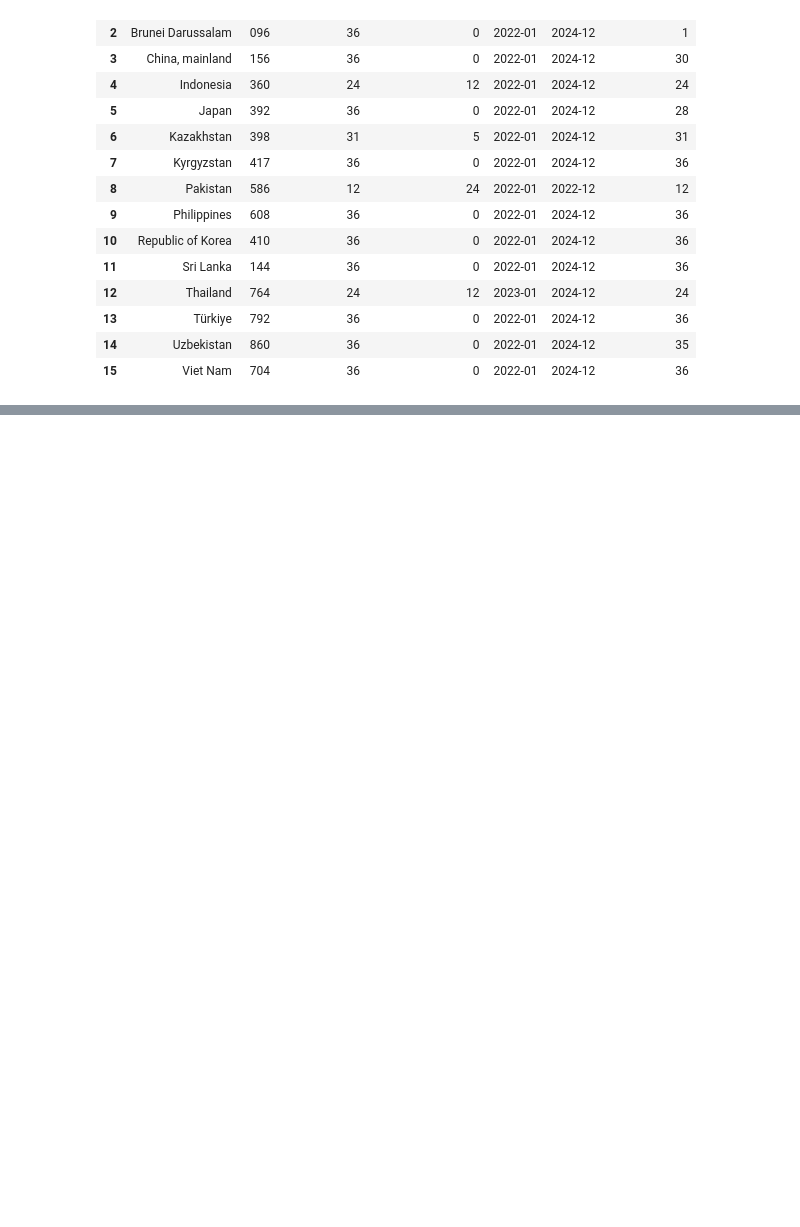
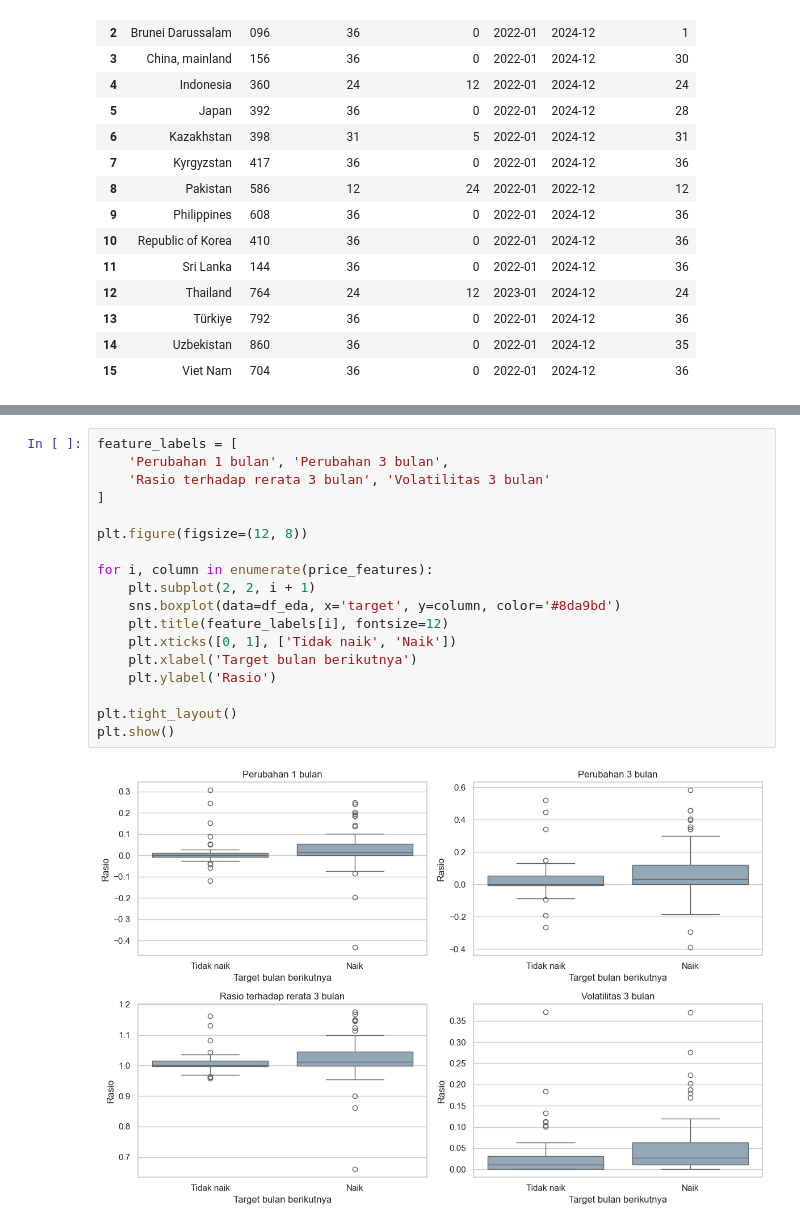
Before and after one commit to firrazmrd/17_IF-B_Sop-Pak-Min-Klaten, a Jupyter notebook: Projek.ipynb, the cells around one changed output, grey strips where cells are left out. Drawn from its saved outputs; the diff is of its cells as text; blank space fills up the shorter version.

```diff
--- a/Projek.ipynb
+++ b/Projek.ipynb
@@ -554,0 +689,20 @@ display(df_return_train['change_percent'].describe().rename('Perubahan bulanan (
+# %%
+feature_labels = [
+    'Perubahan 1 bulan', 'Perubahan 3 bulan',
+    'Rasio terhadap rerata 3 bulan', 'Volatilitas 3 bulan'
+]
+
+plt.figure(figsize=(12, 8))
+
+for i, column in enumerate(price_features):
+    plt.subplot(2, 2, i + 1)
+    sns.boxplot(data=df_eda, x='target', y=column, color='#8da9bd')
+    plt.title(feature_labels[i], fontsize=12)
+    plt.xticks([0, 1], ['Tidak naik', 'Naik'])
+    plt.xlabel('Target bulan berikutnya')
+    plt.ylabel('Rasio')
+
+plt.tight_layout()
+plt.show()
+# %% [output]
+[figure, added]
```
Also changed, not shown: parts of 80 cells of this notebook, 1 other file.
